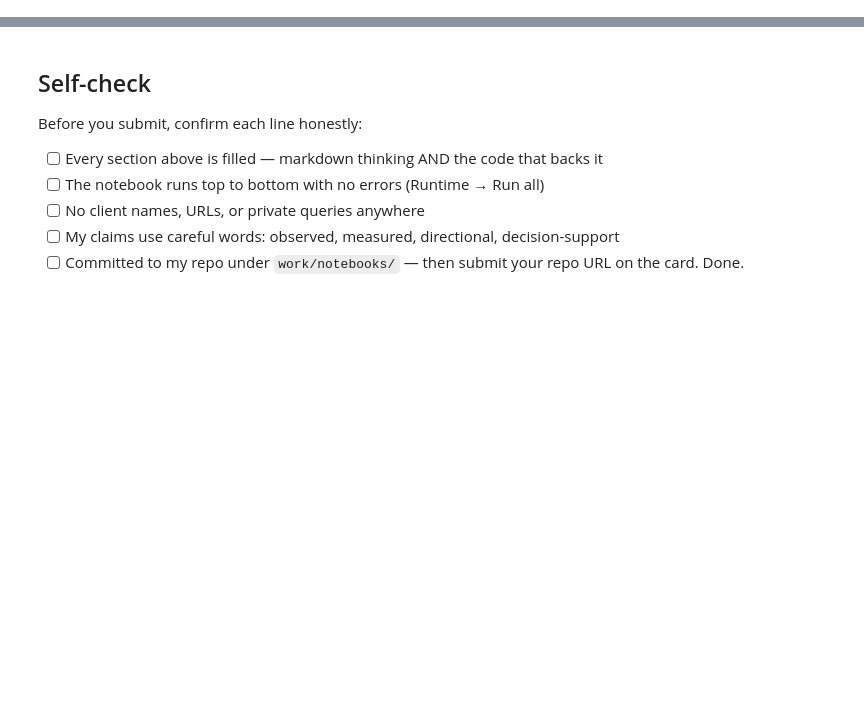
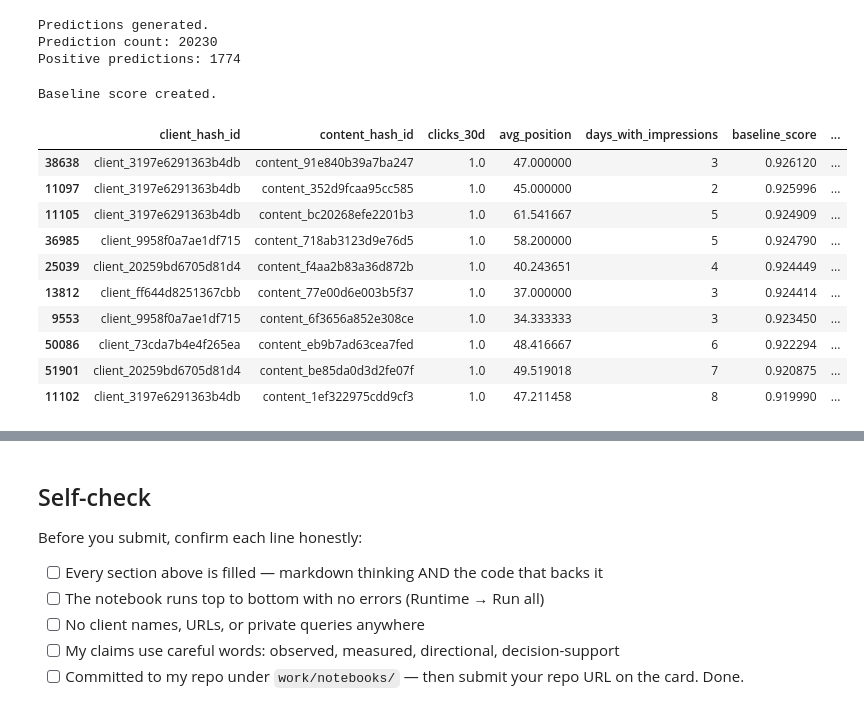
Before and after one commit to karthik-srivathsa-05/flyrank-ai, a Jupyter notebook: work/notebooks/w05_model.ipynb, the cells around one changed output, grey strips where cells are left out. Cells and saved outputs as stored; diff of their text form; code cells hidden in the pictures; blank space fills up the shorter version.

```diff
--- a/work/notebooks/w05_model.ipynb
+++ b/work/notebooks/w05_model.ipynb
@@ -36,0 +392,78 @@ This skeleton is yours to fill. Work the sections **in order** — each one has
+# %%
+model_probability = model.predict_proba(X_test)[:, 1]
+
+model_prediction = (
+    model_probability >= 0.50
+).astype(int)
+
+print("Predictions generated.")
+print("Prediction count:", len(model_prediction))
+print("Positive predictions:", model_prediction.sum())
+# %% [output]
+Predictions generated.
+Prediction count: 20230
+Positive predictions: 1774
+# %%
+baseline_test = model_frame.iloc[test_idx].copy()
+
+baseline_test["click_signal"] = (
+    1 - baseline_test["clicks_30d"].rank(
+        pct=True,
+        method="average"
+    )
+)
+
+baseline_test["position_signal"] = (
+    baseline_test["avg_position"].rank(
+        pct=True,
+        method="average"
+    )
+)
+
+baseline_test["coverage_signal"] = (
+    1 - baseline_test["days_with_impressions"].rank(
+        pct=True,
+        method="average"
+    )
+)
+
+# Transparent weighted baseline score
+baseline_test["baseline_score"] = (
+    0.50 * baseline_test["click_signal"]
+    + 0.30 * baseline_test["position_signal"]
+    + 0.20 * baseline_test["coverage_signal"]
+)
+
+print("Baseline score created.")
+
+display(
+    baseline_test[
+        [
+            "client_hash_id",
+            "content_hash_id",
+            "clicks_30d",
+            "avg_position",
+            "days_with_impressions",
+            "baseline_score",
+            "decline_label"
+        ]
+    ]
+    .sort_values(
+        "baseline_score",
+        ascending=False
+    )
+    .head(10)
+)
+# %% [output]
+Baseline score created.
+|  | client_hash_id | content_hash_id | clicks_30d | avg_position | days_with_impressions | baseline_score | ... |
+| 38638 | client_3197e6291363b4db | content_91e840b39a7ba247 | 1.0 | 47.000000 | 3 | 0.926120 | ... |
+| 11097 | client_3197e6291363b4db | content_352d9fcaa95cc585 | 1.0 | 45.000000 | 2 | 0.925996 | ... |
+| 11105 | client_3197e6291363b4db | content_bc20268efe2201b3 | 1.0 | 61.541667 | 5 | 0.924909 | ... |
+| 36985 | client_9958f0a7ae1df715 | content_718ab3123d9e76d5 | 1.0 | 58.200000 | 5 | 0.924790 | ... |
+| 25039 | client_20259bd6705d81d4 | content_f4aa2b83a36d872b | 1.0 | 40.243651 | 4 | 0.924449 | ... |
+| 13812 | client_ff644d8251367cbb | content_77e00d6e003b5f37 | 1.0 | 37.000000 | 3 | 0.924414 | ... |
+| 9553 | client_9958f0a7ae1df715 | content_6f3656a852e308ce | 1.0 | 34.333333 | 3 | 0.923450 | ... |
+| 50086 | client_73cda7b4e4f265ea | content_eb9b7ad63cea7fed | 1.0 | 48.416667 | 6 | 0.922294 | ... |
+| 51901 | client_20259bd6705d81d4 | content_be85da0d3d2fe07f | 1.0 | 49.519018 | 7 | 0.920875 | ... |
+| 11102 | client_3197e6291363b4db | content_1ef322975cdd9cf3 | 1.0 | 47.211458 | 8 | 0.919990 | ... |
```
Also changed, not shown: parts of 29 cells of this notebook.
